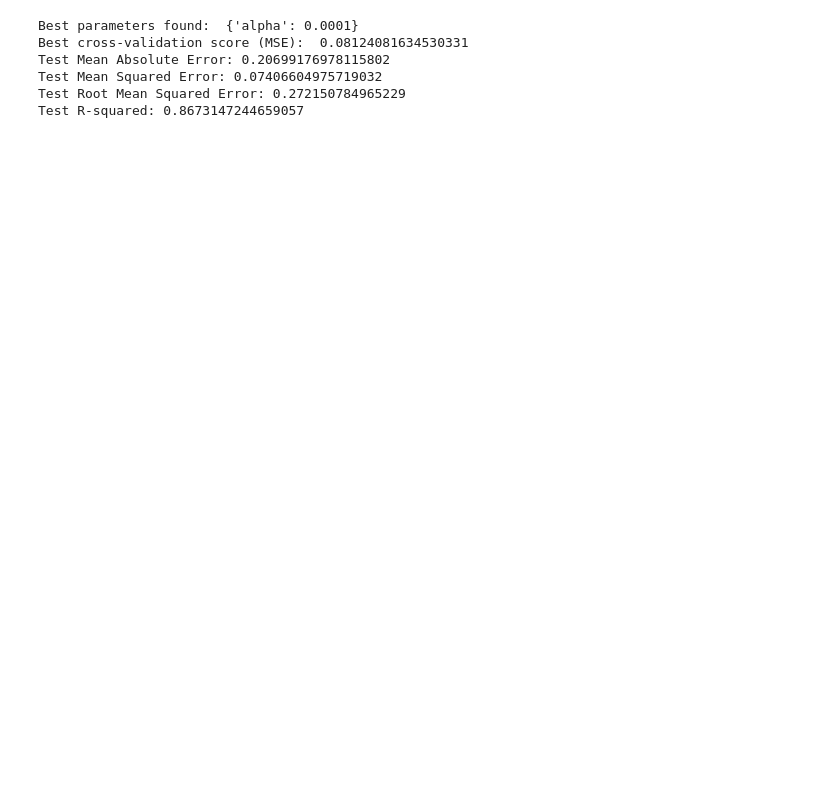
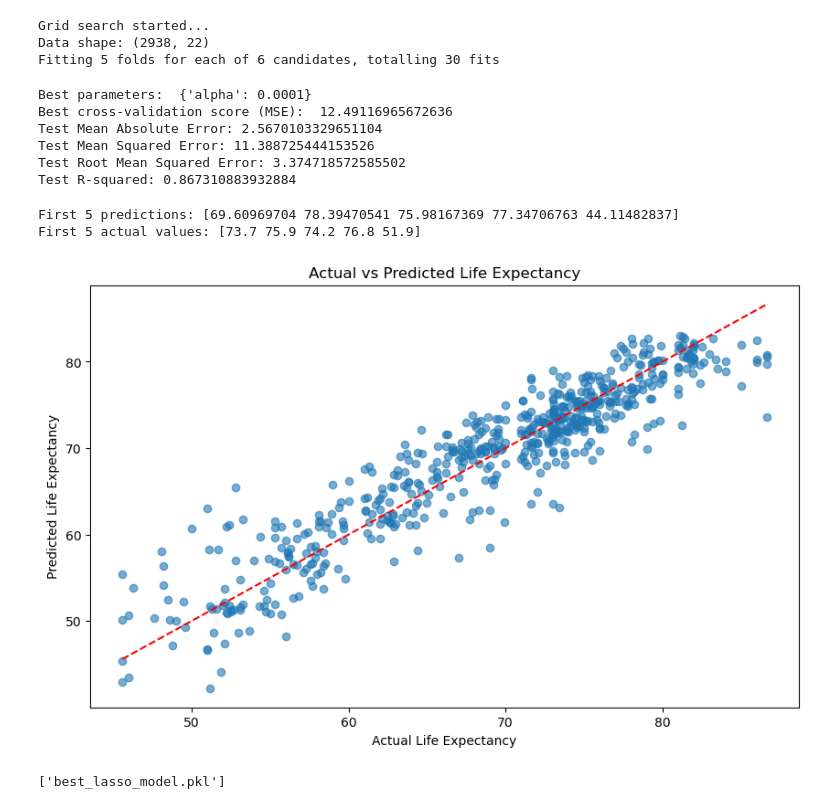
Before and after one commit to sawlehaanwaar/life_expectancy_prediction_ml_model, a Jupyter notebook: notebooks/model_validation.ipynb, the cells around one changed output. Saved outputs shown, nothing was run; the diff lists cells and outputs as text; code cells hidden in the pictures; blank space fills up the shorter version.

Commit message:
FINALIZED MODEL

```diff
--- a/notebooks/model_validation.ipynb
+++ b/notebooks/model_validation.ipynb
@@ -11,3 +14,3 @@ from scripts.model_validation import perform_grid_search
 # %%
 # Data file source
-data_source = '../data/raw/life_expectancy_data.csv'
+data_source = '/Users/sawlehaanwaar/Documents/GitHub/life_expectancy_prediction_ml_model/data/raw/life_expectancy_data.csv'
@@ -13,0 +24,7 @@ data_source = '../data/raw/life_expectancy_data.csv'
+# %%
+# Preprocessing the data
+print("Preprocessing the data...")
+
+df_processed = preprocess_data(data_source)
+
+print(f"Preprocessed data shape: {df_processed.shape}")
@@ -14,10 +43,38 @@ data_source = '../data/raw/life_expectancy_data.csv'
 # %%
 # Performing hyperparameter tuning using GridSearchCV
-best_model = perform_grid_search(data_source)
+best_lasso_model, scaler, X_test_scaled, y_test, y_pred = perform_grid_search(df_processed)
 # %% [output]
-Best parameters found:  {'alpha': 0.0001}
-Best cross-validation score (MSE):  0.08124081634530331
-Test Mean Absolute Error: 0.20699176978115802
-Test Mean Squared Error: 0.07406604975719032
-Test Root Mean Squared Error: 0.272150784965229
-Test R-squared: 0.8673147244659057
+Grid search started...
+Data shape: (2938, 22)
+Fitting 5 folds for each of 6 candidates, totalling 30 fits
+Best parameters:  {'alpha': 0.0001}
+Best cross-validation score (MSE):  12.49116965672636
+Test Mean Absolute Error: 2.5670103329651104
+Test Mean Squared Error: 11.388725444153526
+Test Root Mean Squared Error: 3.374718572585502
+Test R-squared: 0.867310883932884
+# %%
+# Analyzing results
+print(f"First 5 predictions: {y_pred[:5]}")
+print(f"First 5 actual values: {y_test[:5].values}")
+# %% [output]
+First 5 predictions: [69.60969704 78.39470541 75.98167369 77.34706763 44.11482837]
+First 5 actual values: [73.7 75.9 74.2 76.8 51.9]
+# %%
+# Visual of model performance of best_lasso_model Predicted data vs Actual data
+import matplotlib.pyplot as plt
+
+plt.figure(figsize=(10, 6))
+plt.scatter(y_test, y_pred, alpha=0.6)
+plt.plot([y_test.min(), y_test.max()], [y_test.min(), y_test.max()], 'r--')
+plt.xlabel('Actual Life Expectancy')
+plt.ylabel('Predicted Life Expectancy')
+plt.title('Actual vs Predicted Life Expectancy')
+plt.show()
+# %% [output]
+[figure, added]
+# %%
+# Saving best model for deployment
+joblib.dump(best_lasso_model, 'best_lasso_model.pkl')
+# %% [output]
+['best_lasso_model.pkl']
```
Also changed, not shown: parts of 4 cells of this notebook, 21 other files.
